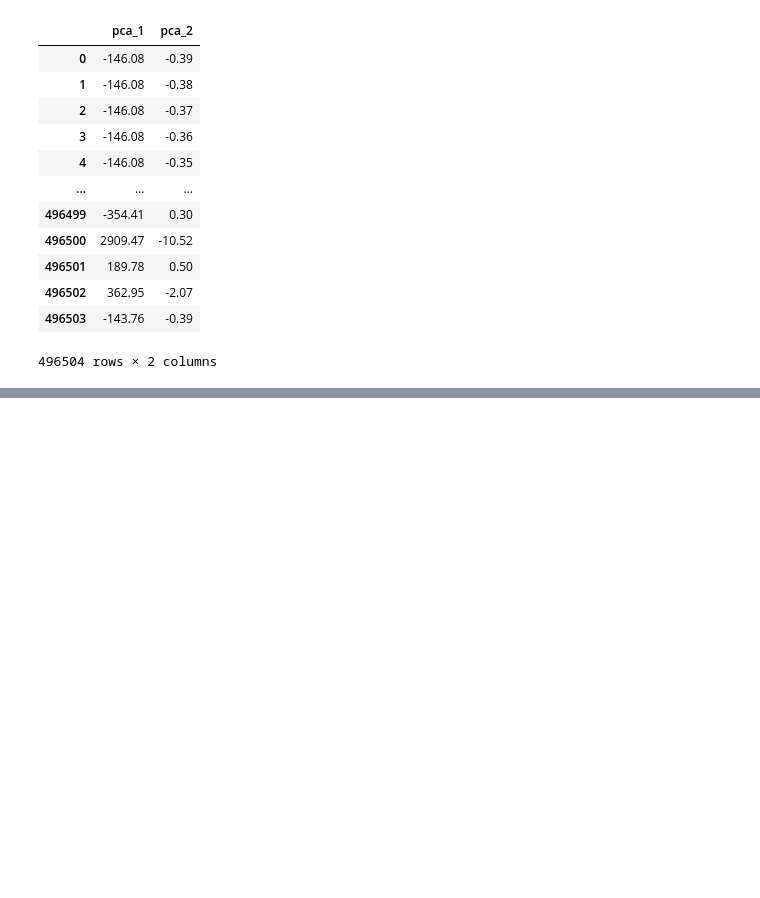
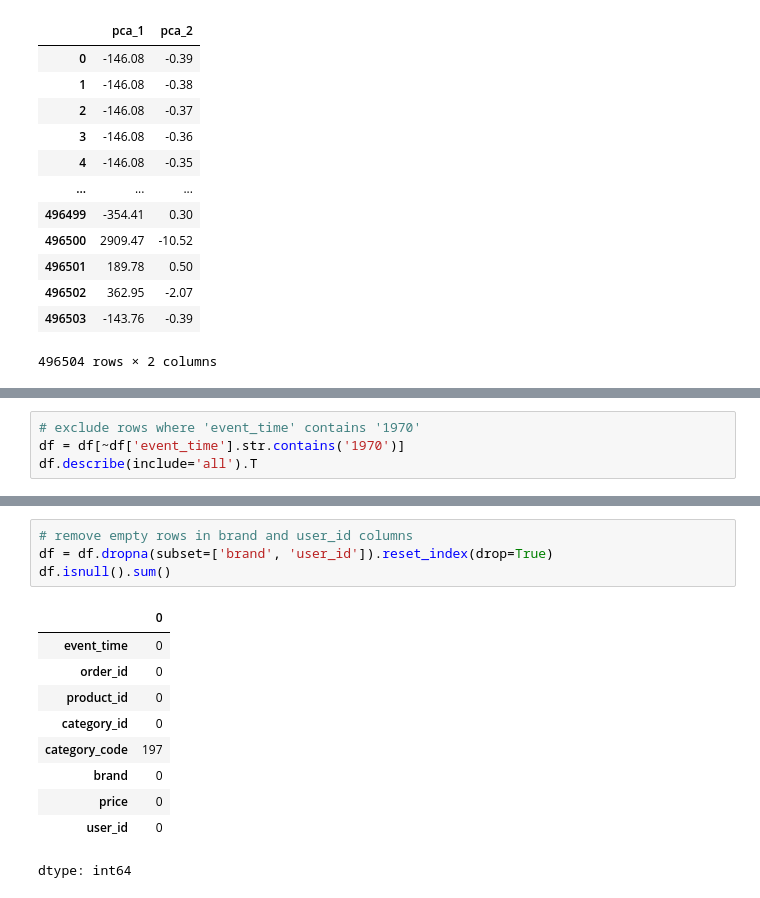
Before and after one commit to harimagar/Data-Science-Project, a Jupyter notebook: RecommendationSystem.ipynb, the cells around one changed output, grey strips where cells are left out. Saved outputs shown, nothing was run; the diff lists cells and outputs as text; blank space fills up the shorter version.

```diff
--- a/RecommendationSystem.ipynb
+++ b/RecommendationSystem.ipynb
@@ -1175,0 +1271,4 @@ df_rfm.groupby('kmeans_labels')[['R_months_since_last_purchase','F_last_monthly_
+# %%
+# exclude rows where 'event_time' contains '1970'
+df = df[~df['event_time'].str.contains('1970')]
+df.describe(include='all').T
@@ -1175,0 +1285,15 @@ df_rfm.groupby('kmeans_labels')[['R_months_since_last_purchase','F_last_monthly_
+# %%
+# remove empty rows in brand and user_id columns
+df = df.dropna(subset=['brand', 'user_id']).reset_index(drop=True)
+df.isnull().sum()
+# %% [output]
+|  | 0 |
+| event_time | 0 |
+| order_id | 0 |
+| product_id | 0 |
+| category_id | 0 |
+| category_code | 197 |
+| brand | 0 |
+| price | 0 |
+| user_id | 0 |
+dtype: int64
```
Also changed, not shown: parts of 29 cells of this notebook.
